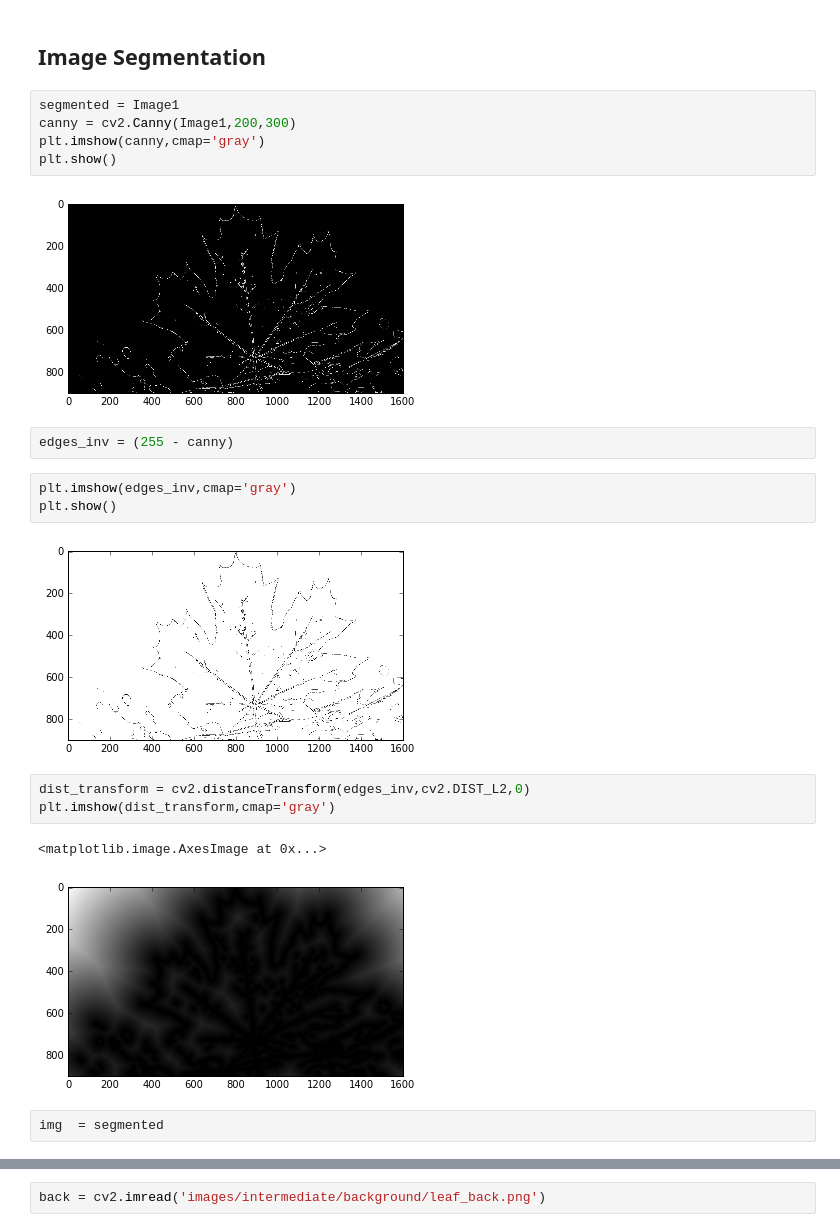
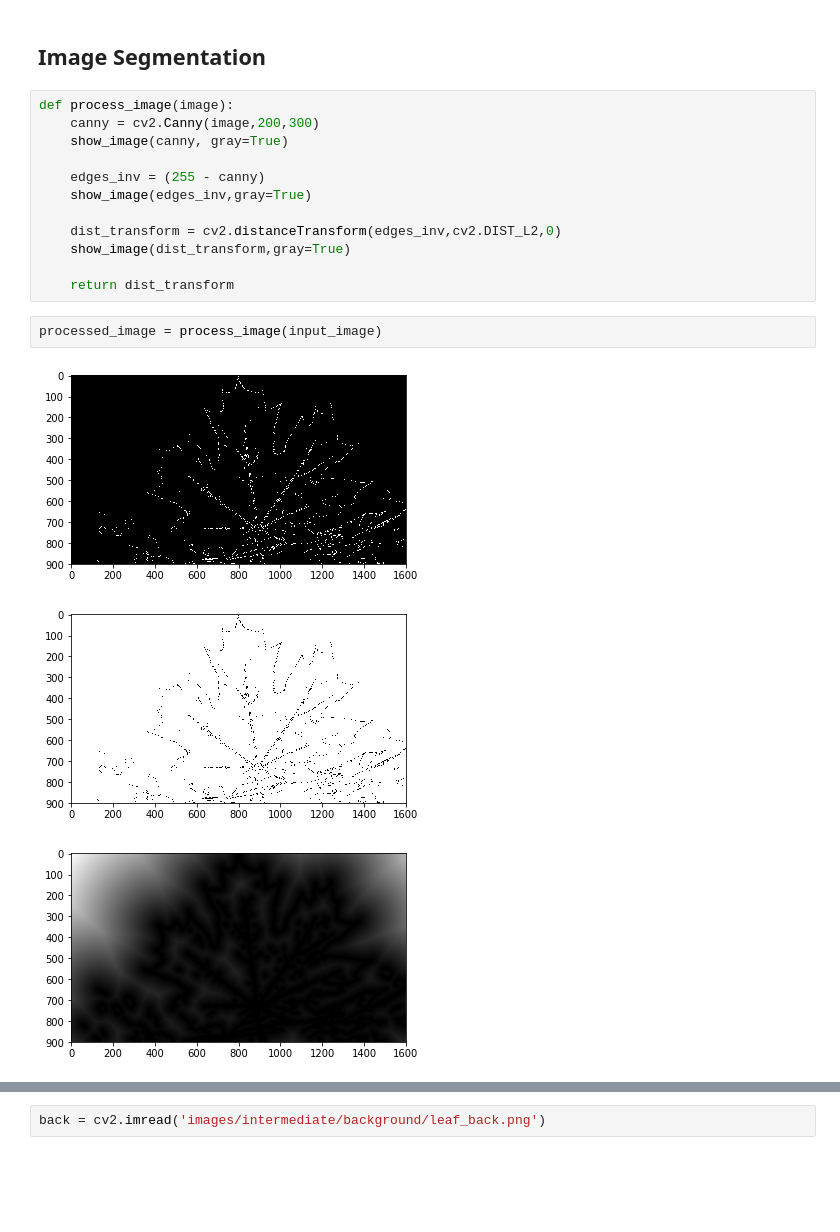
Before and after one commit to arihant-001/Circlism, a Jupyter notebook: circlism.ipynb, the cells around one changed output, grey strips where cells are left out. Cells and saved outputs as stored; diff of their text form; blank space fills up the shorter version.

```diff
--- a/circlism.ipynb
+++ b/circlism.ipynb
@@ -17,25 +26,21 @@ plt.show()
 # %% [markdown]
 ## Image Segmentation
-# %%
-segmented = Image1
-canny = cv2.Canny(Image1,200,300)
-plt.imshow(canny,cmap='gray')
-plt.show()
-# %% [output]
-[figure, removed]
-# %%
-edges_inv = (255 - canny)
-# %%
-plt.imshow(edges_inv,cmap='gray')
-plt.show()
-# %% [output]
-[figure, removed]
-# %%
-dist_transform = cv2.distanceTransform(edges_inv,cv2.DIST_L2,0)
-plt.imshow(dist_transform,cmap='gray')
-# %% [output]
-<matplotlib.image.AxesImage at 0x...>
-[figure, removed]
-# %%
-img  = segmented
+# %%
+def process_image(image):
+    canny = cv2.Canny(image,200,300)
+    show_image(canny, gray=True)
+
+    edges_inv = (255 - canny)
+    show_image(edges_inv,gray=True)
+
+    dist_transform = cv2.distanceTransform(edges_inv,cv2.DIST_L2,0)
+    show_image(dist_transform,gray=True)
+
+    return dist_transform
+# %%
+processed_image = process_image(input_image)
+# %% [output]
+[figure, added]
+[figure, added]
+[figure, added]
 # %%
```
Also changed, not shown: parts of 6 cells of this notebook.
